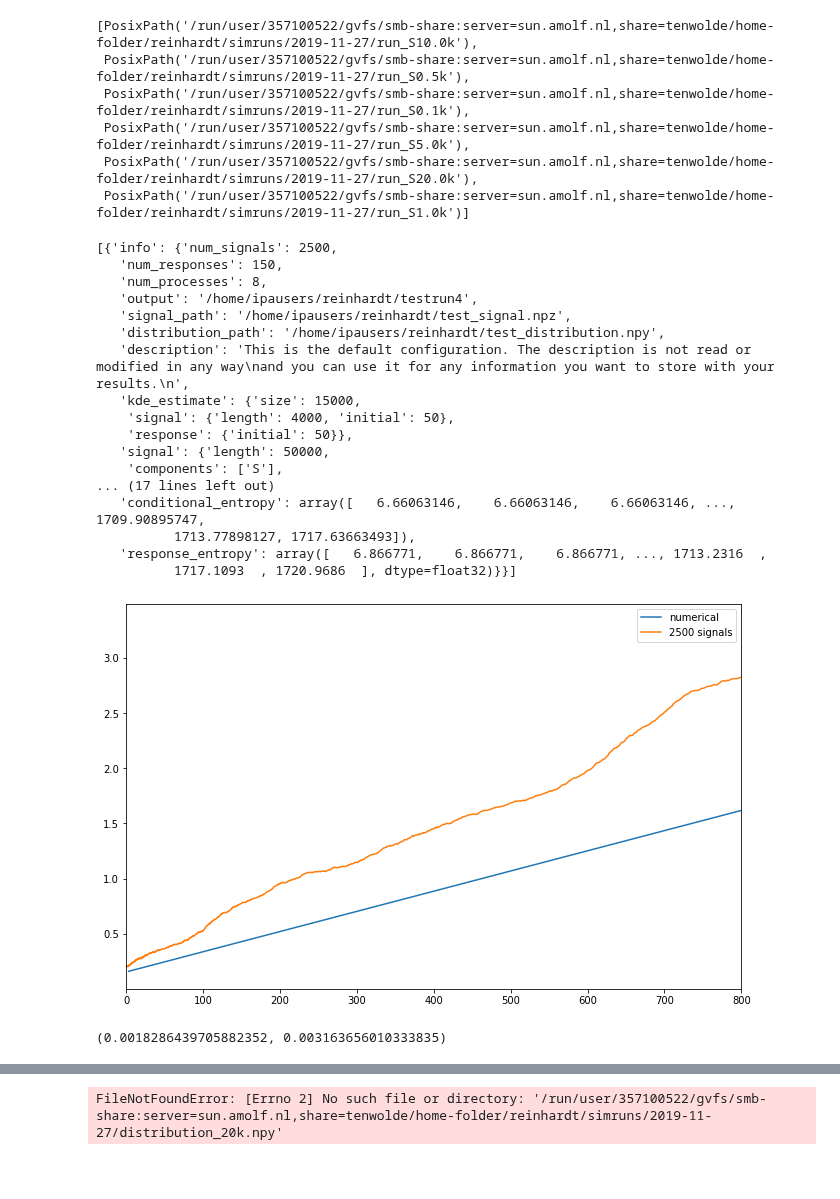
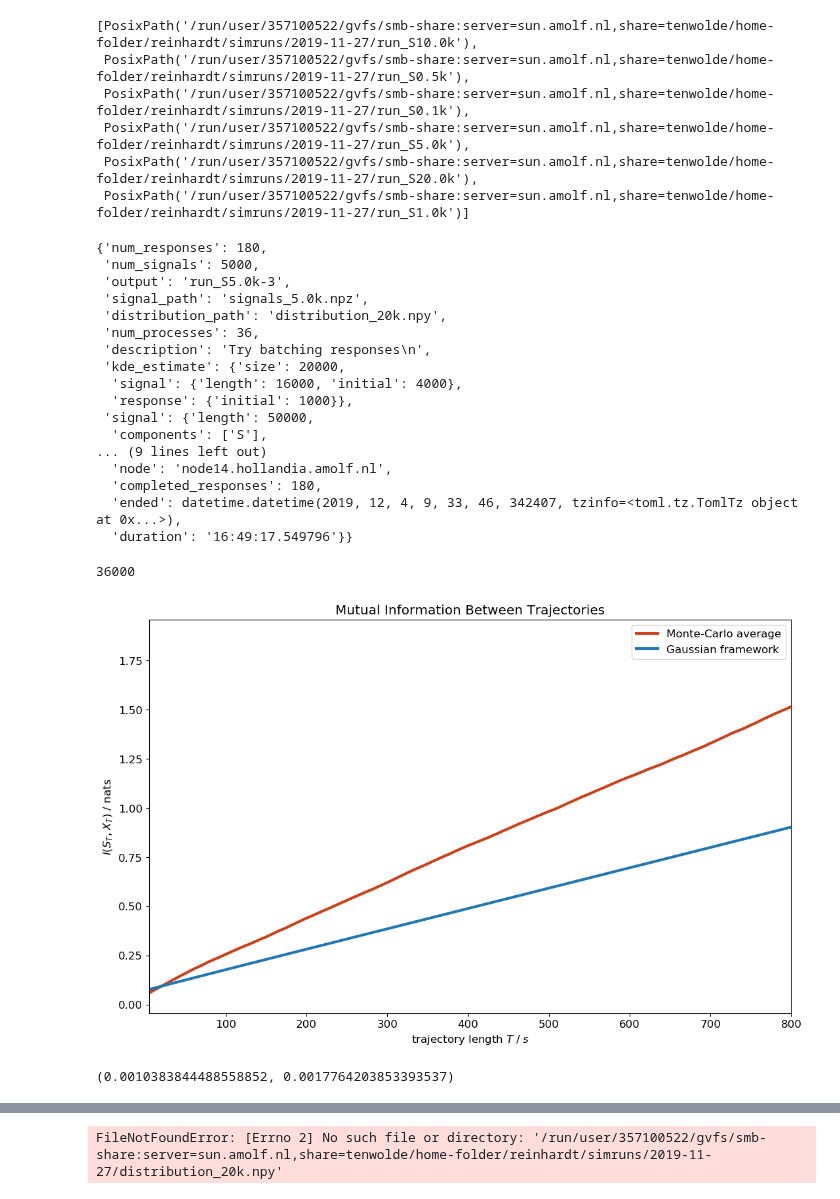
Before and after one commit to manuel-rhdt/master-thesis, a Jupyter notebook: notebooks/analyze_run.ipynb, the cells around one changed output, grey strips where cells are left out. Cells and saved outputs as stored; diff of their text form; code cells hidden in the pictures; blank space fills up the shorter version.

```diff
--- a/notebooks/analyze_run.ipynb
+++ b/notebooks/analyze_run.ipynb
@@ -30,27 +33,32 @@ def load_run(path):
     return {'info': info, 'data': data}
 # %%
 #simulation_results = [load_run(path) for path in simpath.glob('run*')]
-simulation_results = [load_run(pathlib.Path.home() / 'testrun4')]
+#simulation_results = [load_run(pathlib.Path.home() / 'testrun')]
+simulation_results = [load_run(pathlib.Path('/data/2019-12-04/run_S5.0k-3'))]
 # %%
-simulation_results
+simulation_results[0]['info']
 # %% [output]
-[{'info': {'num_signals': 2500,
-   'num_responses': 150,
-   'num_processes': 8,
-   'output': '/home/ipausers/reinhardt/testrun4',
-   'signal_path': '/home/ipausers/reinhardt/test_signal.npz',
-   'distribution_path': '/home/ipausers/reinhardt/test_distribution.npy',
-   'description': 'This is the default configuration. The description is not read or modified in any way\nand you can use it for any information you want to store with your results.\n',
-   'kde_estimate': {'size': 15000,
-    'signal': {'length': 4000, 'initial': 50},
-    'response': {'initial': 50}},
-   'signal': {'length': 50000,
-    'components': ['S'],
-... (17 lines left out)
-   'conditional_entropy': array([   6.66063146,    6.66063146,    6.66063146, ..., 1709.90895747,
-          1713.77898127, 1717.63663493]),
-   'response_entropy': array([   6.866771,    6.866771,    6.866771, ..., 1713.2316  ,
-          1717.1093  , 1720.9686  ], dtype=float32)}}]
+{'num_responses': 180,
+ 'num_signals': 5000,
+ 'output': 'run_S5.0k-3',
+ 'signal_path': 'signals_5.0k.npz',
+ 'distribution_path': 'distribution_20k.npy',
+ 'num_processes': 36,
+ 'description': 'Try batching responses\n',
+ 'kde_estimate': {'size': 20000,
+  'signal': {'length': 16000, 'initial': 4000},
+  'response': {'initial': 1000}},
+ 'signal': {'length': 50000,
+  'components': ['S'],
+... (9 lines left out)
+  'node': 'node14.hollandia.amolf.nl',
+  'completed_responses': 180,
+  'ended': datetime.datetime(2019, 12, 4, 9, 33, 46, 342407, tzinfo=<toml.tz.TomlTz object at 0x...>),
+  'duration': '16:49:17.549796'}}
+# %%
+180*200
+# %% [output]
+36000
 # %%
 numerical_x = numpy.array([6.10351562e-01, 1.22070312e+00, 2.44140625e+00, 4.88281250e+00,
        9.76562500e+00, 1.95312500e+01, 3.90625000e+01, 7.81250000e+01,
@@ -67,22 +75,42 @@ numerical_x = numpy.array([  3.2       ,   4.75518173,   7.06617289,  10.5002925
 numerical = numpy.array([0.16057347, 0.16313811, 0.16753439, 0.17376199, 0.18328551,
         0.19683625, 0.21770779, 0.24809272, 0.29384163, 0.36153363,
         0.46213797, 0.61138198, 0.83304402, 1.1629737 , 1.65274695])
+# %%
+# kappa = 20
+# lamda = 0.005
+# rho = 0.005
+# mu = 0.02
+
+numerical_x = numpy.array([  3.2       ,   4.75518173,   7.06617289,  10.50029256,
+         15.60337477,  23.18652581,  34.45504493,  51.2       ,
+         76.0829076 , 113.0587662 , 168.00468091, 249.65399638,
+        370.98441288, 551.2807189 , 819.2       ])
+
+numerical = numpy.array([0.07479552, 0.07630788, 0.07889759, 0.0825603 , 0.08814903,
+        0.09607703, 0.10823872, 0.12585288, 0.15221438, 0.19097506,
+        0.24826353, 0.33292631, 0.45843805, 0.64515182, 0.9223015 ])
 # %%
-pyplot.plot(numerical_x, numerical, label='numerical')
+matplotlib.rcParams.update({'font.size': 12, 'font.family': 'TeX Gyre Heros'})
 
 for res in sorted(simulation_results, key=lambda x: x['info']['num_signals']):
-    pyplot.plot(res['data']['trajectory_length'], res['data']['mutual_information'], label=f"{res['info']['num_signals']} signals")
+    pyplot.plot(res['data']['trajectory_length'], res['data']['mutual_information'], label=f"Monte-Carlo average", linewidth=3, color='#CD401A')
 
+pyplot.plot(numerical_x, numerical, label='Gaussian framework', linewidth=3)
 
 pyplot.legend();
-pyplot.xlim(0,800)
+pyplot.xlim(5,800)
+pyplot.title('Mutual Information Between Trajectories')
+pyplot.ylabel('$I(S_T, X_T)$ / nats')
+pyplot.xlabel('trajectory length $T \;/\\; s$')
+pyplot.gcf().set_size_inches(28/2.54, 18/2.54)
+pyplot.tight_layout();
 pyplot.savefig('signals.pdf')
-pyplot.gcf().set_size_inches(28/2.54, 18/2.54);
 # %% [output]
-[figure, old version]
+[figure, new version]
 # %%
 mi = simulation_results[0]['data']['mutual_information']
 mi_x = simulation_results[0]['data']['trajectory_length']
-(numerical[-1] - numerical[0]) / (numerical_x[-1] - numerical_x[0]), (mi[-1] - mi[0]) / (mi_x[-1] - mi_x[0])
+start = 4500
+(numerical[-1] - numerical[3]) / (numerical_x[-1] - numerical_x[3]), (mi[-1] - mi[start]) / (mi_x[-1] - mi_x[start])
 # %% [output]
-(0.0018286439705882352, 0.003163656010333835)
+(0.0010383844488558852, 0.0017764203853393537)
```
Also changed, not shown: parts of 9 cells of this notebook, 3 other files.
